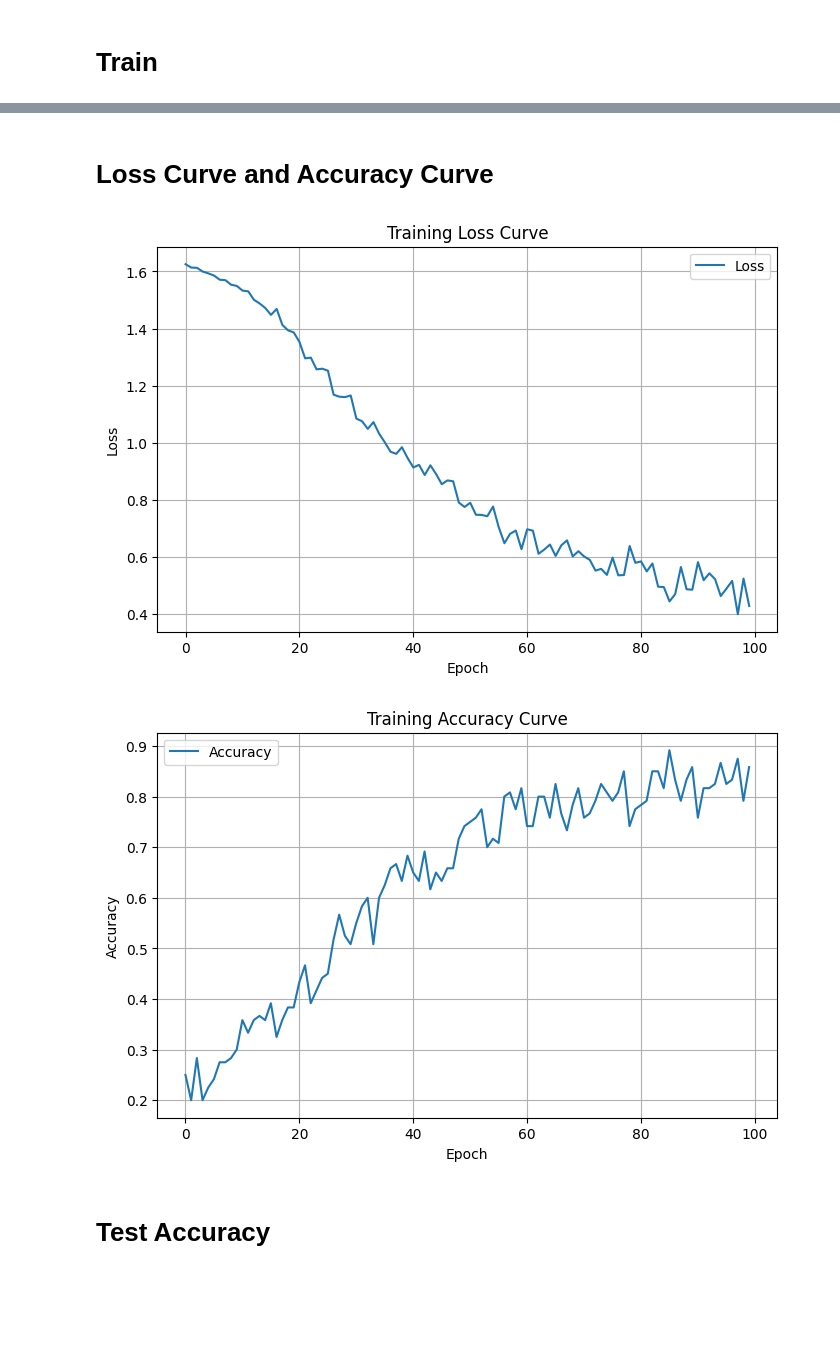
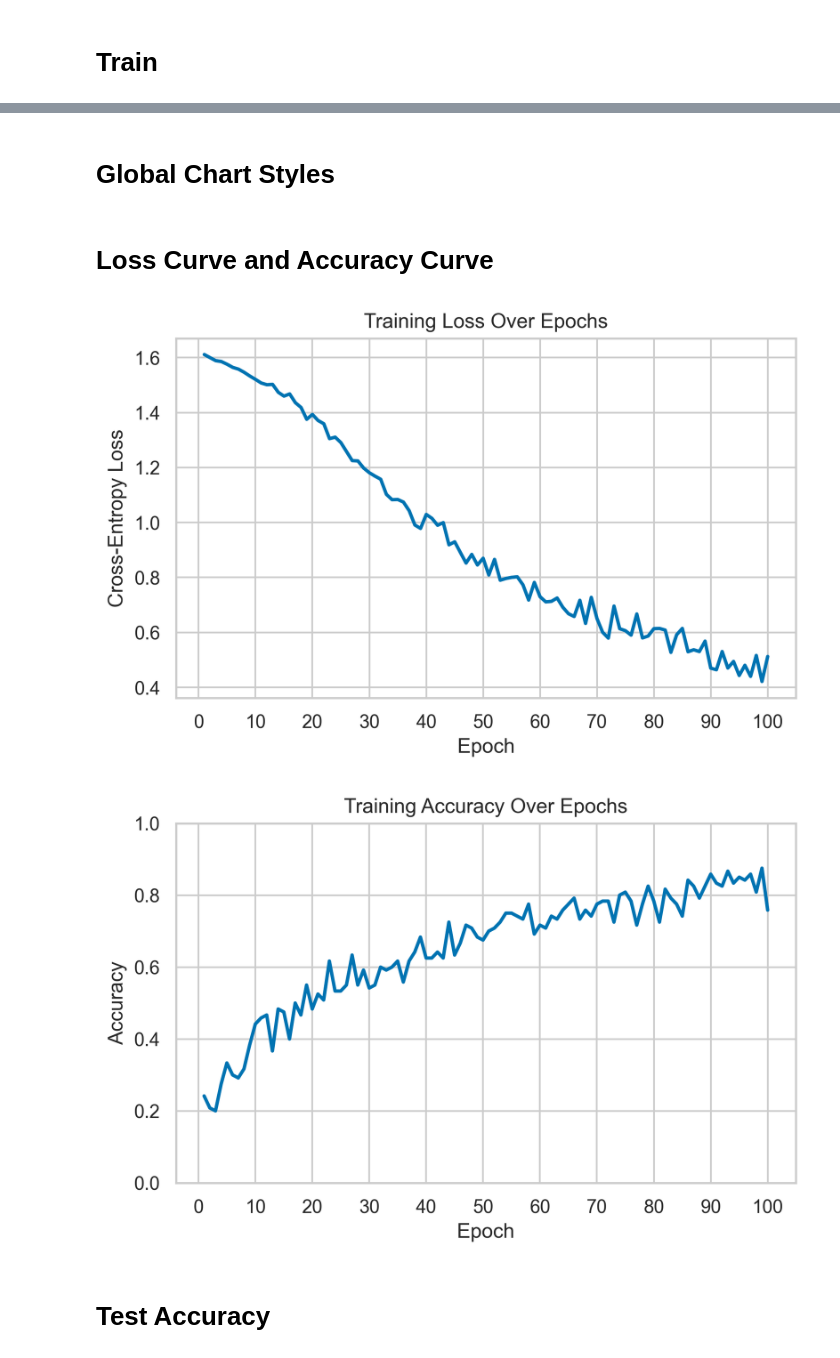
Before and after one commit to nathancbao/Hand-Computer-Control-Interface, a Jupyter notebook: model/train.ipynb, the cells around one changed output, grey strips where cells are left out. Cells and saved outputs as stored; diff of their text form; code cells hidden in the pictures; blank space fills up the shorter version.

```diff
--- a/model/train.ipynb
+++ b/model/train.ipynb
@@ -37,14 +35,17 @@ Successfully installed pandas-2.3.3 pytz-2025.2 seaborn-0.13.2 tzdata-2025.2
 # %%
-# Load label names from label.csv
+# Load class names from dataset/label.csv
 import csv
 
 label_path = "dataset/label.csv"
+
 class_names = []
-
 with open(label_path, "r") as f:
     reader = csv.reader(f)
     for row in reader:
-        class_names.append(row[0])
+        if len(row) == 0:
+            continue
+        class_names.append(row[0].strip())
 
-print("Loaded class names:", class_names)
+print(f"Loaded {len(class_names)} class names:")
+print(class_names)
 # %% [output]
@@ -167,0 +172,2 @@ Epoch 100/100  Loss: 0.4283  Acc: 0.8583
+# %% [markdown]
+# Global Chart Styles
@@ -168,28 +195,35 @@ Epoch 100/100  Loss: 0.4283  Acc: 0.8583
 # %% [markdown]
 # Loss Curve and Accuracy Curve
 # %%
-# Loss Curve
-plt.figure(figsize=(8,5))
-plt.plot(loss_history, label="Loss")
-plt.title("Training Loss Curve")
+# Training Loss Curve
+plt.figure()
+plt.plot(range(1, len(loss_history)+1), loss_history, linewidth=2)
+plt.title("Training Loss Over Epochs")
 plt.xlabel("Epoch")
-plt.ylabel("Loss")
-plt.grid(True)
-plt.legend()
+plt.ylabel("Cross-Entropy Loss")
+plt.xticks(
+    ticks=range(0, len(loss_history)+1, max(1, len(loss_history)//10))
+)
+plt.tight_layout()
+plt.savefig("results/training_loss.png", bbox_inches="tight")
 plt.show()
 
-# Accuracy Curve
-plt.figure(figsize=(8,5))
-plt.plot(acc_history, label="Accuracy")
-plt.title("Training Accuracy Curve")
+# Training Accuracy Curve
+plt.figure()
+plt.plot(range(1, len(acc_history)+1), acc_history, linewidth=2)
+plt.title("Training Accuracy Over Epochs")
 plt.xlabel("Epoch")
 plt.ylabel("Accuracy")
-plt.grid(True)
-plt.legend()
+plt.ylim(0, 1.0)
+plt.xticks(
+    ticks=range(0, len(acc_history)+1, max(1, len(acc_history)//10))
+)
+plt.tight_layout()
+plt.savefig("results/training_accuracy.png", bbox_inches="tight")
 plt.show()
 # %% [output]
-[figure, old version]
+[figure, new version]
-[figure, old version]
+[figure, new version]
 # %% [markdown]
 # Test Accuracy
 # %%
```
Also changed, not shown: parts of 10 cells of this notebook.
